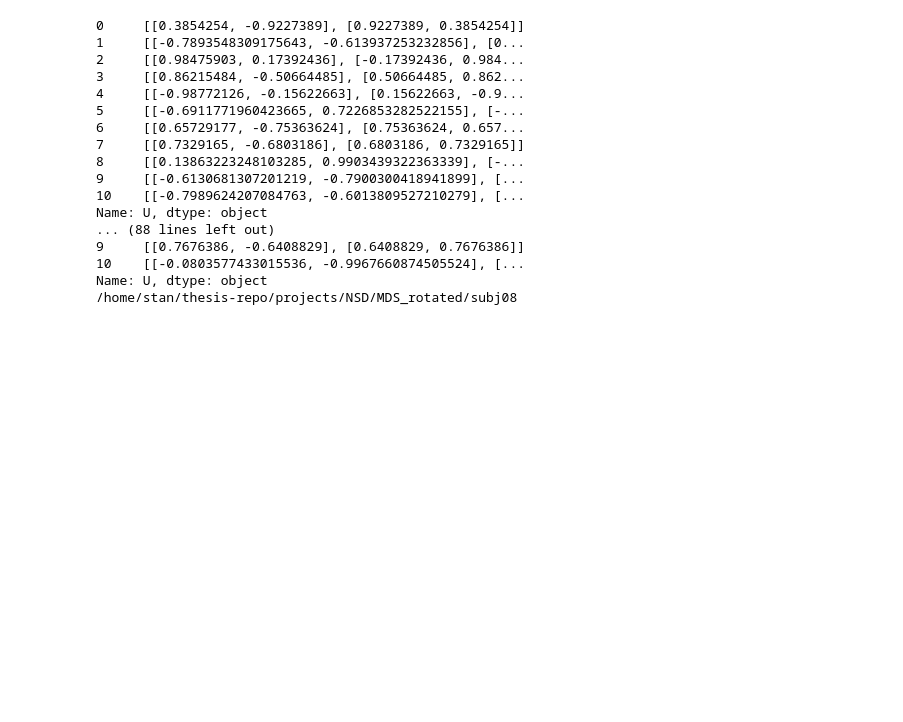
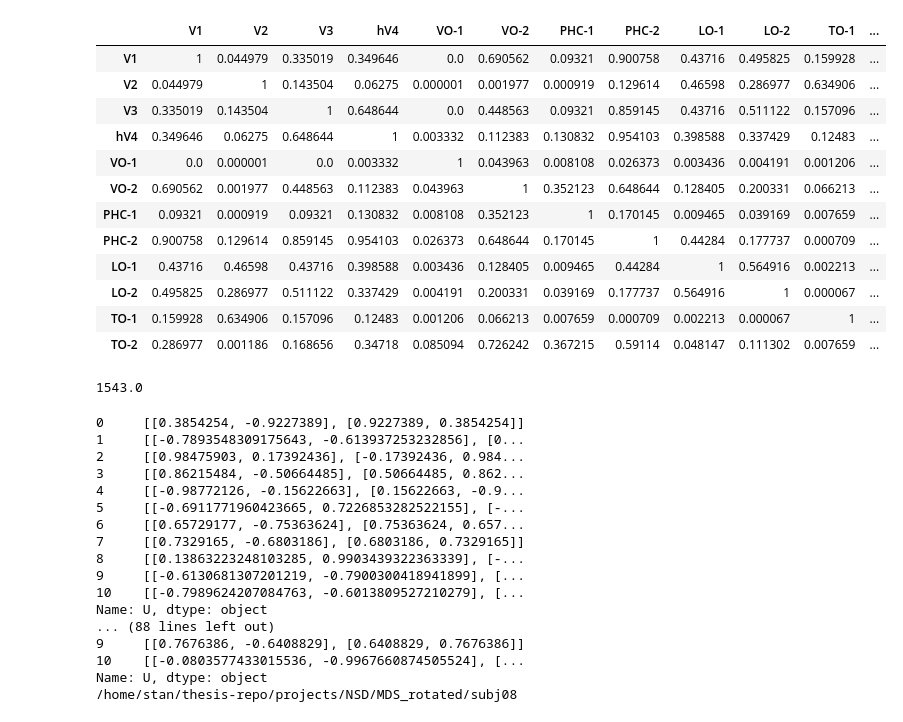
Before and after one commit to StanBgy/Thesis, a Jupyter notebook: src/flips.ipynb, the cells around one changed output. Drawn from its saved outputs; the diff is of its cells as text; code cells hidden in the pictures; blank space fills up the shorter version.

```diff
--- a/src/flips.ipynb
+++ b/src/flips.ipynb
@@ -194,3 +156,27 @@ Name: distance, dtype: float64
+# %%
+p_values_df_W
+# %% [output]
+|  | V1 | V2 | V3 | hV4 | VO-1 | VO-2 | PHC-1 | PHC-2 | LO-1 | LO-2 | TO-1 | ... |
+| V1 | 1 | 0.044979 | 0.335019 | 0.349646 | 0.0 | 0.690562 | 0.09321 | 0.900758 | 0.43716 | 0.495825 | 0.159928 | ... |
+| V2 | 0.044979 | 1 | 0.143504 | 0.06275 | 0.000001 | 0.001977 | 0.000919 | 0.129614 | 0.46598 | 0.286977 | 0.634906 | ... |
+| V3 | 0.335019 | 0.143504 | 1 | 0.648644 | 0.0 | 0.448563 | 0.09321 | 0.859145 | 0.43716 | 0.511122 | 0.157096 | ... |
+| hV4 | 0.349646 | 0.06275 | 0.648644 | 1 | 0.003332 | 0.112383 | 0.130832 | 0.954103 | 0.398588 | 0.337429 | 0.12483 | ... |
+| VO-1 | 0.0 | 0.000001 | 0.0 | 0.003332 | 1 | 0.043963 | 0.008108 | 0.026373 | 0.003436 | 0.004191 | 0.001206 | ... |
+| VO-2 | 0.690562 | 0.001977 | 0.448563 | 0.112383 | 0.043963 | 1 | 0.352123 | 0.648644 | 0.128405 | 0.200331 | 0.066213 | ... |
+| PHC-1 | 0.09321 | 0.000919 | 0.09321 | 0.130832 | 0.008108 | 0.352123 | 1 | 0.170145 | 0.009465 | 0.039169 | 0.007659 | ... |
+| PHC-2 | 0.900758 | 0.129614 | 0.859145 | 0.954103 | 0.026373 | 0.648644 | 0.170145 | 1 | 0.44284 | 0.177737 | 0.000709 | ... |
+| LO-1 | 0.43716 | 0.46598 | 0.43716 | 0.398588 | 0.003436 | 0.128405 | 0.009465 | 0.44284 | 1 | 0.564916 | 0.002213 | ... |
+| LO-2 | 0.495825 | 0.286977 | 0.511122 | 0.337429 | 0.004191 | 0.200331 | 0.039169 | 0.177737 | 0.564916 | 1 | 0.000067 | ... |
+| TO-1 | 0.159928 | 0.634906 | 0.157096 | 0.12483 | 0.001206 | 0.066213 | 0.007659 | 0.000709 | 0.002213 | 0.000067 | 1 | ... |
+| TO-2 | 0.286977 | 0.001186 | 0.168656 | 0.34718 | 0.085094 | 0.726242 | 0.367215 | 0.59114 | 0.048147 | 0.111302 | 0.007659 | ... |
+# %%
+arr1 = np.random.rand(80)
+arr2 = np.random.rand(80)
+res = stats.wilcoxon(arr1, arr2)
+res.statistic
+# need to check how to interpret that
+# %% [output]
+1543.0
 # %%
 # apply rotation on one subject
 def apply_rotation(target, subj, rois, sessions):
```
Also changed, not shown: parts of 29 cells of this notebook, 30 other files.
